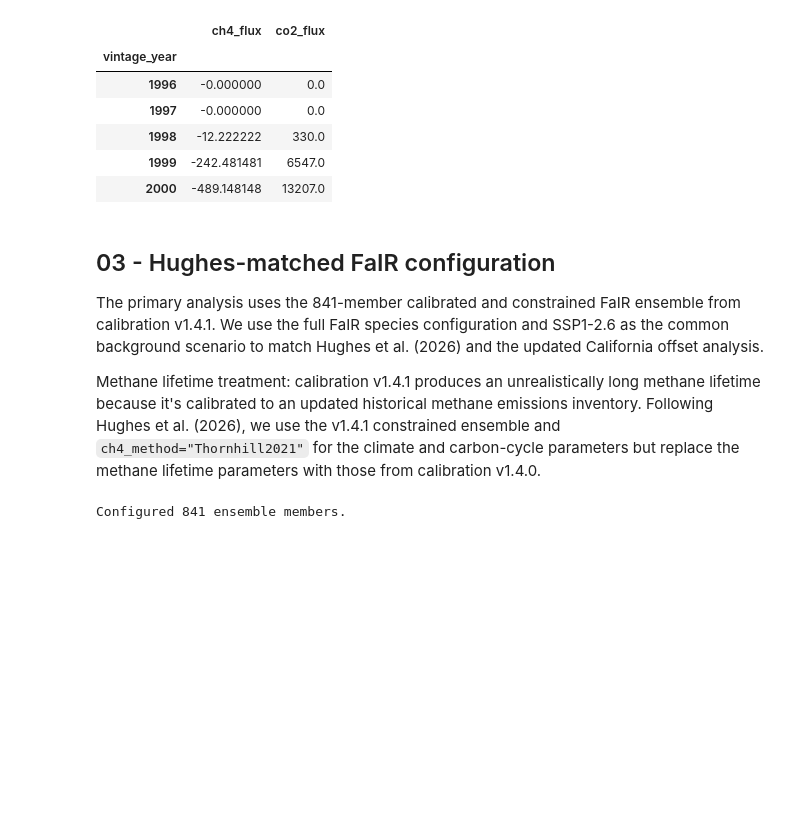
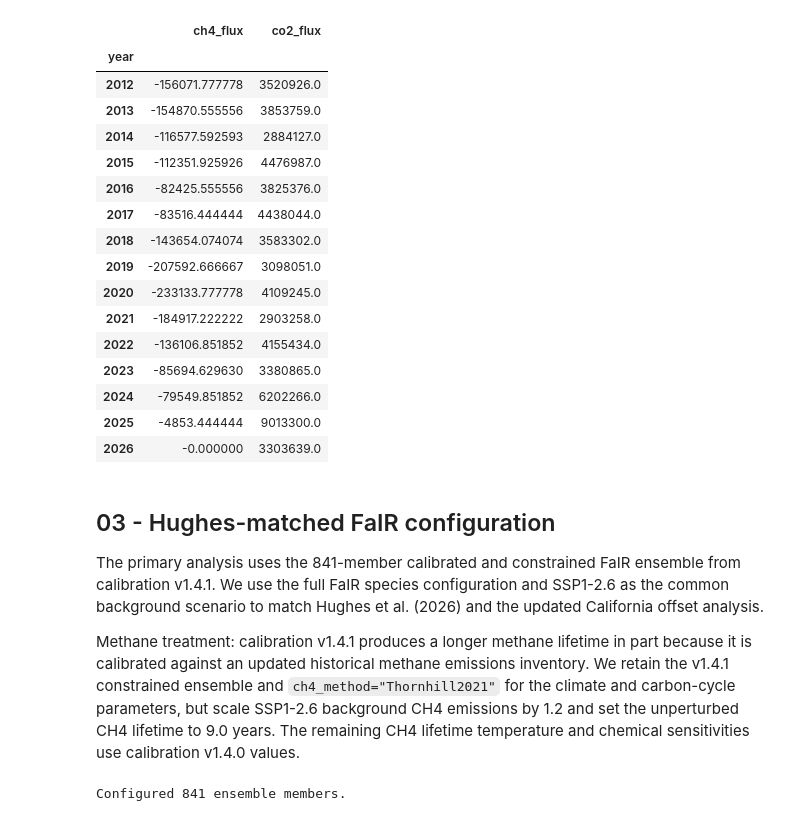
Before and after one commit to carbonplan/slcp-offsetting, a Jupyter notebook: notebooks/05-fair-vcm-analysis.ipynb, the cells around one changed output. Drawn from its saved outputs; the diff is of its cells as text; code cells hidden in the pictures; blank space fills up the shorter version.

```diff
--- a/notebooks/05-fair-vcm-analysis.ipynb
+++ b/notebooks/05-fair-vcm-analysis.ipynb
@@ -45,18 +49,28 @@ EQUIV_METRICS = {"GWP100": 27.0, "GWP20": 84, "GWP500": 8, "GTP20": 67, "GTP50":
 # load VCM data
 # ----------------------------
 
-df = pd.read_csv(VCM_FILE).sort_values("vintage_year").fillna(0)
+df = pd.read_csv(VCM_FILE).sort_values("year").fillna(0)
 
-required = ["vintage_year", "issued-ch4-only", "retired-ch4-only", "remaining-ch4-only"]
+required = ["year",
+    "retired_vintage_lower", "retired_year_lower",
+    "retired_vintage_upper", "retired_year_upper",]
+
 missing = [c for c in required if c not in df.columns]
 if missing:
     raise ValueError(f"Missing columns: {missing}")
 
-assert np.allclose(df["issued-ch4-only"], df["retired-ch4-only"] + df["remaining-ch4-only"])
+vcm = df.set_index("year")
 
-vcm = df.set_index("vintage_year")
-retired = vcm["retired-ch4-only"].astype(float)
+retired_vintage = vcm["retired_vintage_lower"].astype(float)
+retired_year = vcm["retired_year_lower"].astype(float)
 
-print(f"Retired CH4-only credits: {retired.sum()/1e6:,.2f} MtCO2e")
-print(f"Vintage range: {int(vcm.index.min())}-{int(vcm.index.max())}")
+retired_vintage_upper = vcm["retired_vintage_upper"].astype(float)
+retired_year_upper = vcm["retired_year_upper"].astype(float)
+
+assert np.isclose(retired_vintage.sum(), retired_year.sum())
+assert np.isclose(retired_vintage_upper.sum(), retired_year_upper.sum())
+
+print(f"Lower-bound retired credits: {retired_vintage.sum()/1e6:,.2f} MtCO2e")
+print(f"Upper-bound retired credits: {retired_vintage_upper.sum()/1e6:,.2f} MtCO2e")
+print(f"Year range: {int(vcm.index.min())}-{int(vcm.index.max())}")
 # %% [output]
@@ -73,30 +94,48 @@ Both fluxes are assigned to the vintage year because retirement-year information
 # %%
 # ----------------------------
 # build annual perturbation fluxes
 # ----------------------------
 
-def make_fluxes(metric_value):
+def make_fluxes(metric_value, project_credits, justified_credits):
     return pd.DataFrame(index=vcm.index, data={
-        "ch4_flux": -retired / metric_value,  # tonnes CH4
-        "co2_flux": retired,                  # tonnes CO2
+        "ch4_flux": -project_credits / metric_value,  # tonnes CH4
+        "co2_flux": justified_credits,                # tonnes CO2
     })
 
-fluxes = {metric: make_fluxes(value) for metric, value in EQUIV_METRICS.items()}
-fluxes["GWP100"].head()
+# primary lower-bound analysis
+fluxes = {metric: make_fluxes(value, retired_vintage, retired_year)
+    for metric, value in EQUIV_METRICS.items()}
+
+# upper-bound GWP100 analysis
+upper_flux = make_fluxes(EQUIV_METRICS["GWP100"], retired_vintage_upper, retired_year_upper,)
+# old timing assumption for lower-bound analysis
+old_timing_flux = make_fluxes( EQUIV_METRICS["GWP100"], retired_vintage, retired_vintage,)
+
+fluxes["GWP100"].tail(15)
 # %% [output]
 |  | ch4_flux | co2_flux |
-| vintage_year |  |  |
-| 1996 | -0.000000 | 0.0 |
-| 1997 | -0.000000 | 0.0 |
-| 1998 | -12.222222 | 330.0 |
-| 1999 | -242.481481 | 6547.0 |
-| 2000 | -489.148148 | 13207.0 |
+| year |  |  |
+| 2012 | -156071.777778 | 3520926.0 |
+| 2013 | -154870.555556 | 3853759.0 |
+| 2014 | -116577.592593 | 2884127.0 |
+| 2015 | -112351.925926 | 4476987.0 |
+| 2016 | -82425.555556 | 3825376.0 |
+| 2017 | -83516.444444 | 4438044.0 |
+| 2018 | -143654.074074 | 3583302.0 |
+| 2019 | -207592.666667 | 3098051.0 |
+| 2020 | -233133.777778 | 4109245.0 |
+| 2021 | -184917.222222 | 2903258.0 |
+| 2022 | -136106.851852 | 4155434.0 |
+| 2023 | -85694.629630 | 3380865.0 |
+| 2024 | -79549.851852 | 6202266.0 |
+| 2025 | -4853.444444 | 9013300.0 |
+| 2026 | -0.000000 | 3303639.0 |
 # %% [markdown]
 ## 03 - Hughes-matched FaIR configuration
 
 The primary analysis uses the 841-member calibrated and constrained FaIR ensemble from calibration v1.4.1. We use the full FaIR species configuration and SSP1-2.6 as the common background scenario to match Hughes et al. (2026) and the updated California offset analysis.
 
-Methane lifetime treatment: calibration v1.4.1 produces an unrealistically long methane lifetime because it's calibrated to an updated historical methane emissions inventory. Following Hughes et al. (2026), we use the v1.4.1 constrained ensemble and `ch4_method="Thornhill2021"` for the climate and carbon-cycle parameters but replace the methane lifetime parameters with those from calibration v1.4.0.
+Methane treatment: calibration v1.4.1 produces a longer methane lifetime in part because it is calibrated against an updated historical methane emissions inventory. We retain the v1.4.1 constrained ensemble and `ch4_method="Thornhill2021"` for the climate and carbon-cycle parameters, but scale SSP1-2.6 background CH4 emissions by 1.2 and set the unperturbed CH4 lifetime to 9.0 years. The remaining CH4 lifetime temperature and chemical sensitivities use calibration v1.4.0 values.
 # %%
 # ----------------------------
 # configure calibrated/constrained ensemble and SSP1-2.6 baseline
```
Also changed, not shown: parts of 15 cells of this notebook.
